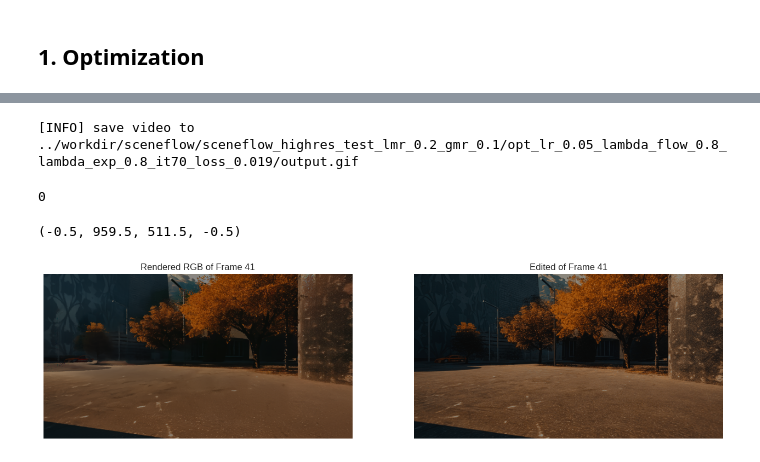
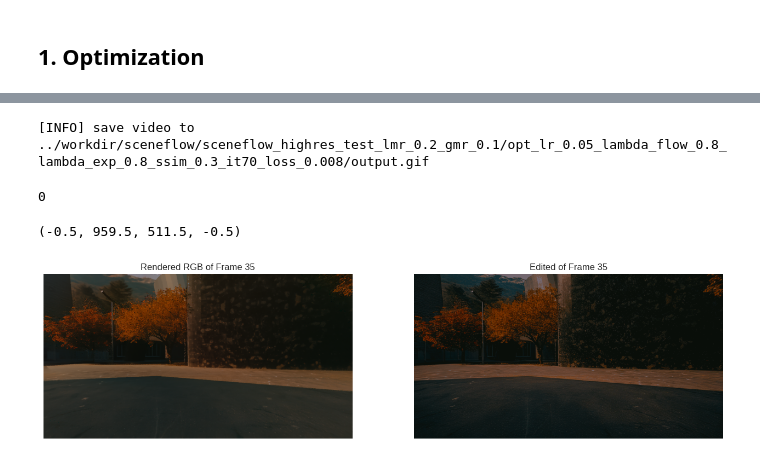
Before and after one commit to Linketic/TC-Light, a Jupyter notebook: notebooks/rgbd_opt.ipynb, the cells around one changed output, grey strips where cells are left out. Saved outputs shown, nothing was run; the diff lists cells and outputs as text; code cells hidden in the pictures.

```diff
--- a/notebooks/rgbd_opt.ipynb
+++ b/notebooks/rgbd_opt.ipynb
@@ -142,7 +144,7 @@ if config.data.scene_type.lower() == "sceneflow":
     from utils.dataparsers import SceneFlowDataParser
     config.data.data_dir = os.path.join('../', config.data.data_dir)  # update relative path for notebook
     data_parser = SceneFlowDataParser(config.data, config.device)
-    data_parser.voxel_size, data_parser.use_raft = None, True
+    data_parser.voxel_size, data_parser.use_raft = None, False
     frame_ids = eu.get_frame_ids(config.generation.frame_range, config.generation.frame_ids)
     frames, coords_w, c2ws = data_parser.load_video(frame_ids);
     flows, past_flows = data_parser.load_flow(frame_ids, future_flow=True, past_flow=True, gts=frames);
@@ -311,14 +317,22 @@ iterations = 70
 pil_list = eu.video_to_pil_list(f'{output_dir}/output_gt.gif')
 org_images = torch.concat([eu.load_image(pil, config.device) for pil in pil_list], dim=0) / 255.0
 
-_, mask_bwd = compute_fwdbwd_mask(flows[:-1], past_flows[1:])
+mask_bwds = torch.ones_like(org_images[:, 0], dtype=torch.bool)
+_, mask_bwds[1:] = compute_fwdbwd_mask(flows[:-1], past_flows[1:])
 org_images_warp = warp_flow(org_images[:-1], past_flows[1:])
-mask_bwd &= (org_images_warp - org_images[1:]).abs().max(dim=1).values < org_images.max().item() * 0.1
-mask_bwd = mask_bwd[:, None, ...].repeat(1, 3, 1, 1)
+mask_bwds[1:] &= (org_images_warp - org_images[1:]).abs().max(dim=1).values < org_images.max().item() * 0.1
+mask_bwds = mask_bwds[:, None, ...].repeat(1, 3, 1, 1)
 
 pil_list = eu.video_to_pil_list(f'{output_dir}/output.gif')
 edited_images = torch.concat([eu.load_image(pil, config.device) for pil in pil_list], dim=0) / 255.0
 N, _, H, W = edited_images.shape
+
+dataset = OptDataset(
+    edited_images,
+    past_flows,
+    mask_bwds,
+    device=data_parser.device
+)
 # %%
 exposure = nn.Parameter(torch.eye(3, 4, device="cuda")[None].repeat(len(frame_ids), 1, 1).requires_grad_(True))
 exposure_optimizer = torch.optim.Adam([exposure])
@@ -379,8 +405,7 @@ Text(0.5, 1.0, 'Loss curve')
 # %%
 with torch.no_grad():
-    edited_images = torch.bmm(edited_images.permute(0, 2, 3, 1).reshape(N, H*W, -1), exposure[:, :3, :3]) + exposure[:, None, :3, 3]
-    edited_images = torch.clamp(edited_images, 0, 1).reshape(N, H, W, 3).permute(0, 3, 1, 2)  # N x 3 x H x W
-    pil_tensor = edited_images.permute(0, 2, 3, 1).reshape(N*H*W, -1)
+    key_frames_idx = torch.arange(0, len(frame_ids), 4)
+    pil_tensor = dataset.edited_images.permute(0, 2, 3, 1).reshape(N*H*W, -1)
     pil_tensor = torch_scatter.scatter(pil_tensor, data_parser.unq_inv, dim=0, reduce='max')
     print(f"Total number of unique voxels: {pil_tensor.shape[0]} / {N * H * W}")
 
@@ -462,12 +494,12 @@ Text(0.5, 1.0, 'Loss curve')
 images = SH2RGB(features_dc)[data_parser.unq_inv].reshape(N, H*W, -1) # N x HW x 3
 # images = torch.bmm(images, exposure[:, :3, :3]) + exposure[:, None, :3, 3]
 images = torch.clamp(images, 0, 1).reshape(N, H, W, 3).permute(0, 3, 1, 2)  # N x 3 x H x W
-save_name = f"opt_lr_{feature_lr}_lambda_flow_{lambda_flow}_lambda_exp_{lambda_exp}_it{iterations}_loss_{loss_list[-1]:.3f}"
+save_name = f"opt_lr_{feature_lr}_lambda_flow_{lambda_flow}_lambda_exp_{lambda_exp}_ssim_{lambda_dssim}_it{iterations}_loss_{loss_list[-1]:.3f}"
 cur_output_path = os.path.join(output_dir, save_name)
 save_video(images, cur_output_path, save_frame=True)
 # copy output_dir/config.yaml and output_dir/output_gt.gif to cur_output_path
 os.system(f"cp {os.path.join(output_dir, 'config.yaml')} {cur_output_path}")
 os.system(f"cp {os.path.join(output_dir, 'output_gt.gif')} {cur_output_path}")
 # %% [output]
-[INFO] save video to ../workdir/sceneflow/sceneflow_highres_test_lmr_0.2_gmr_0.1/opt_lr_0.05_lambda_flow_0.8_lambda_exp_0.8_it70_loss_0.019/output.gif
+[INFO] save video to ../workdir/sceneflow/sceneflow_highres_test_lmr_0.2_gmr_0.1/opt_lr_0.05_lambda_flow_0.8_lambda_exp_0.8_ssim_0.3_it70_loss_0.008/output.gif
 0
@@ -474,21 +511,21 @@ os.system(f"cp {os.path.join(output_dir, 'output_gt.gif')} {cur_output_path}")
 # %%
 images_np = images.permute(0, 2, 3, 1).detach().cpu().numpy()
-edited_images_np = edited_images.permute(0, 2, 3, 1).cpu().numpy()
+edited_images_np = dataset.edited_images.permute(0, 2, 3, 1).cpu().numpy()
 # org_images_np = org_images.permute(0, 2, 3, 1).cpu().numpy()
 # %%
 plt.style.use("seaborn-v0_8-whitegrid")
 idx = random.randint(0, N-1)
-idx = 41
+# idx = 80
 plt.figure(figsize=(16, 10))
 plt.subplot(1, 2, 1)
 plt.imshow(images_np[idx])
 plt.title(f"Rendered RGB of Frame {idx}")
 plt.axis("off")
 
 plt.subplot(1, 2, 2)
 plt.imshow(edited_images_np[idx])
 plt.title(f"Edited of Frame {idx}")
 plt.axis("off")
 # %% [output]
 (-0.5, 959.5, 511.5, -0.5)
-[figure, old version]
+[figure, new version]
```
Also changed, not shown: parts of 12 cells of this notebook, 4 other files.
